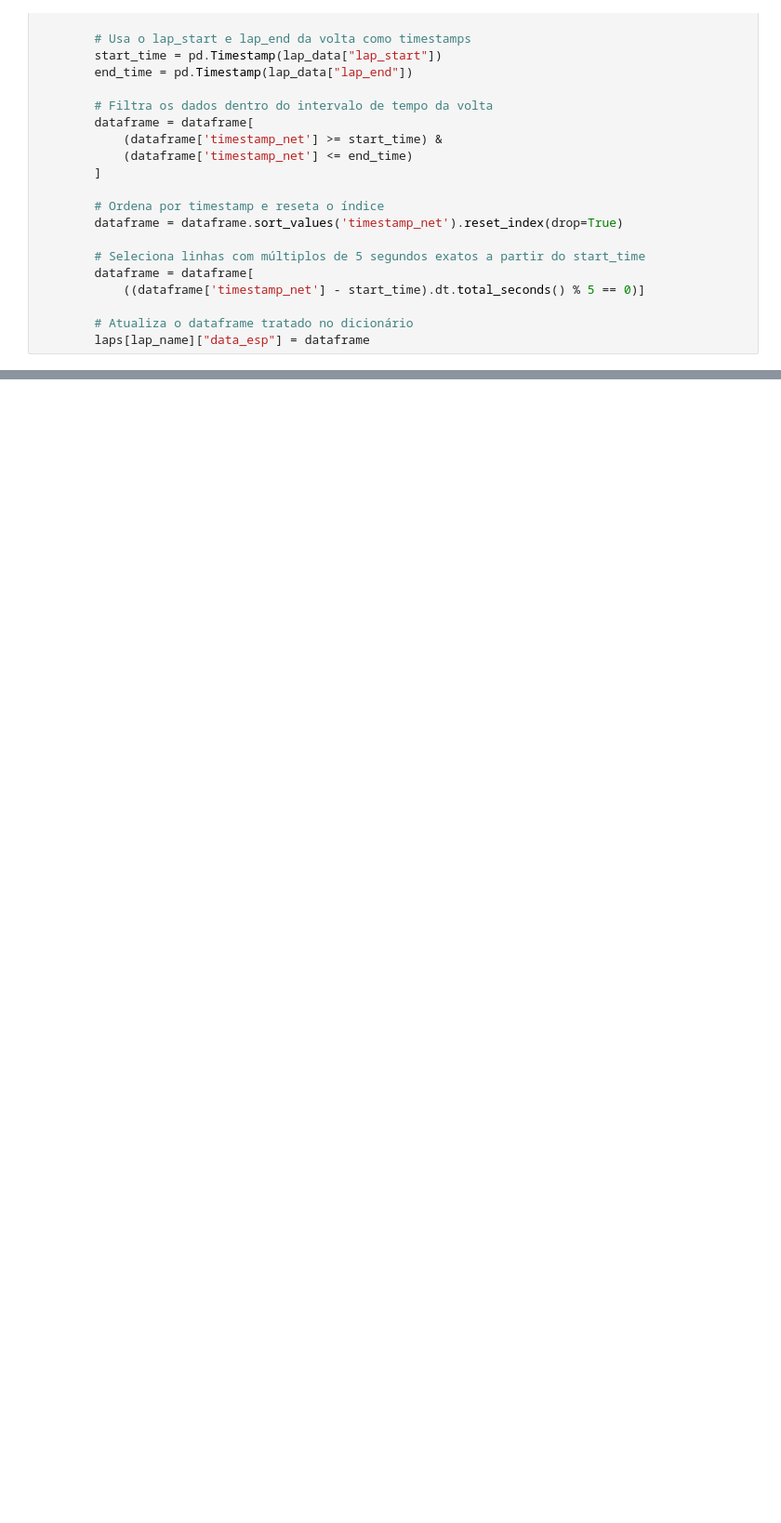
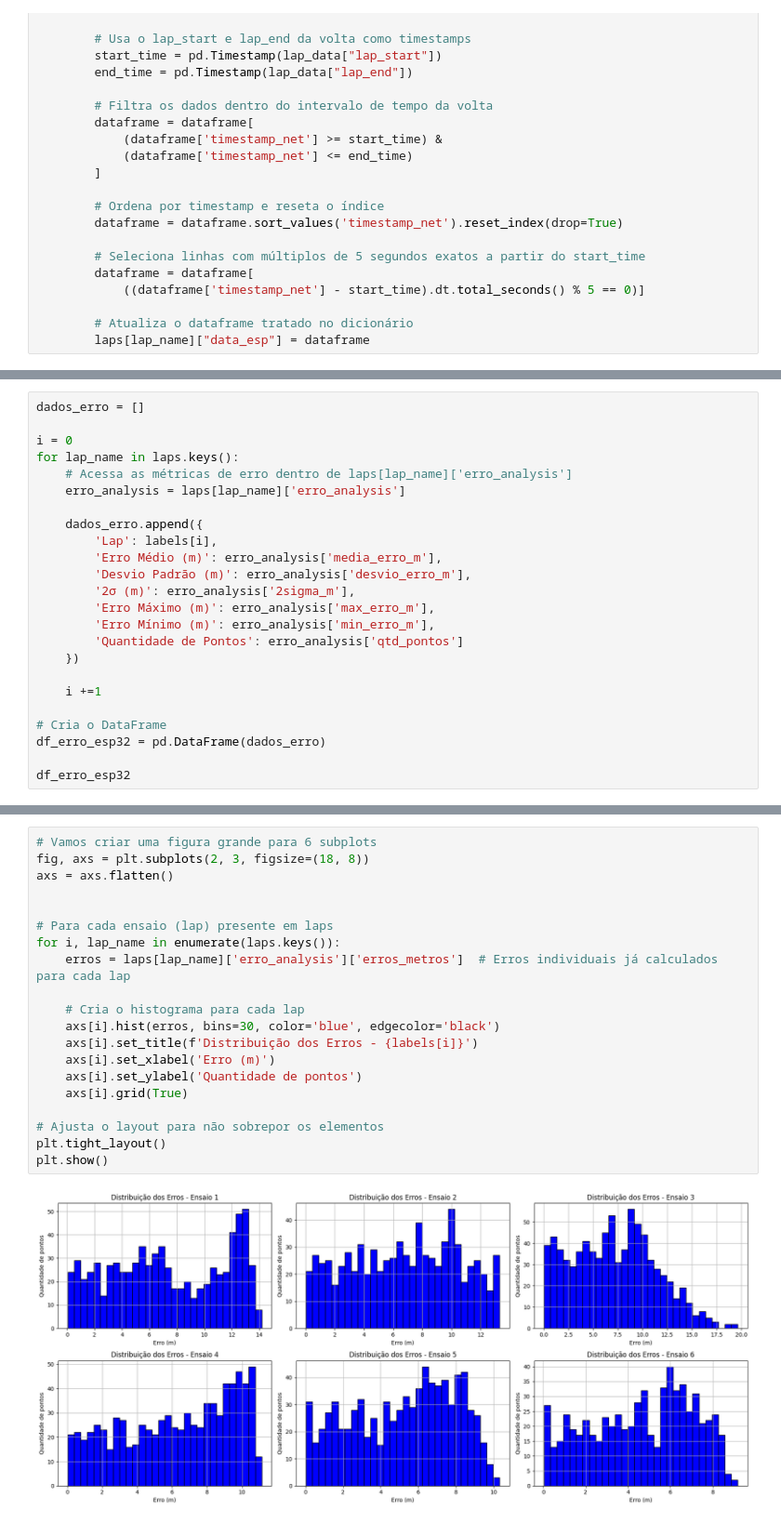
Before and after one commit to GabrielSan99/GNSS_C-A_CODE, a Jupyter notebook: analysis.ipynb, the cells around one changed output, grey strips where cells are left out. Shown at 93% size. Drawn from its saved outputs; the diff is of its cells as text; blank space fills up the shorter version.

Commit message:
esp32_analysis_finished

```diff
--- a/analysis.ipynb
+++ b/analysis.ipynb
@@ -292,0 +409,24 @@ Mapa salvo como 'mapa_pontos.html'
+# %%
+dados_erro = []
+
+i = 0
+for lap_name in laps.keys():
+    # Acessa as métricas de erro dentro de laps[lap_name]['erro_analysis']
+    erro_analysis = laps[lap_name]['erro_analysis']
+
+    dados_erro.append({
+        'Lap': labels[i],
+        'Erro Médio (m)': erro_analysis['media_erro_m'],
+        'Desvio Padrão (m)': erro_analysis['desvio_erro_m'],
+        '2σ (m)': erro_analysis['2sigma_m'],
+        'Erro Máximo (m)': erro_analysis['max_erro_m'],
+        'Erro Mínimo (m)': erro_analysis['min_erro_m'],
+        'Quantidade de Pontos': erro_analysis['qtd_pontos']
+    })
+
+    i +=1
+
+# Cria o DataFrame
+df_erro_esp32 = pd.DataFrame(dados_erro)
+
+df_erro_esp32
@@ -292,0 +441,22 @@ Mapa salvo como 'mapa_pontos.html'
+# %%
+# Vamos criar uma figura grande para 6 subplots
+fig, axs = plt.subplots(2, 3, figsize=(18, 8))
+axs = axs.flatten()
+
+
+# Para cada ensaio (lap) presente em laps
+for i, lap_name in enumerate(laps.keys()):
+    erros = laps[lap_name]['erro_analysis']['erros_metros']  # Erros individuais já calculados para cada lap
+
+    # Cria o histograma para cada lap
+    axs[i].hist(erros, bins=30, color='blue', edgecolor='black')
+    axs[i].set_title(f'Distribuição dos Erros - {labels[i]}')
+    axs[i].set_xlabel('Erro (m)')
+    axs[i].set_ylabel('Quantidade de pontos')
+    axs[i].grid(True)
+
+# Ajusta o layout para não sobrepor os elementos
+plt.tight_layout()
+plt.show()
+# %% [output]
+[figure, added]
```
Also changed, not shown: parts of 25 cells of this notebook, 26 other files.
